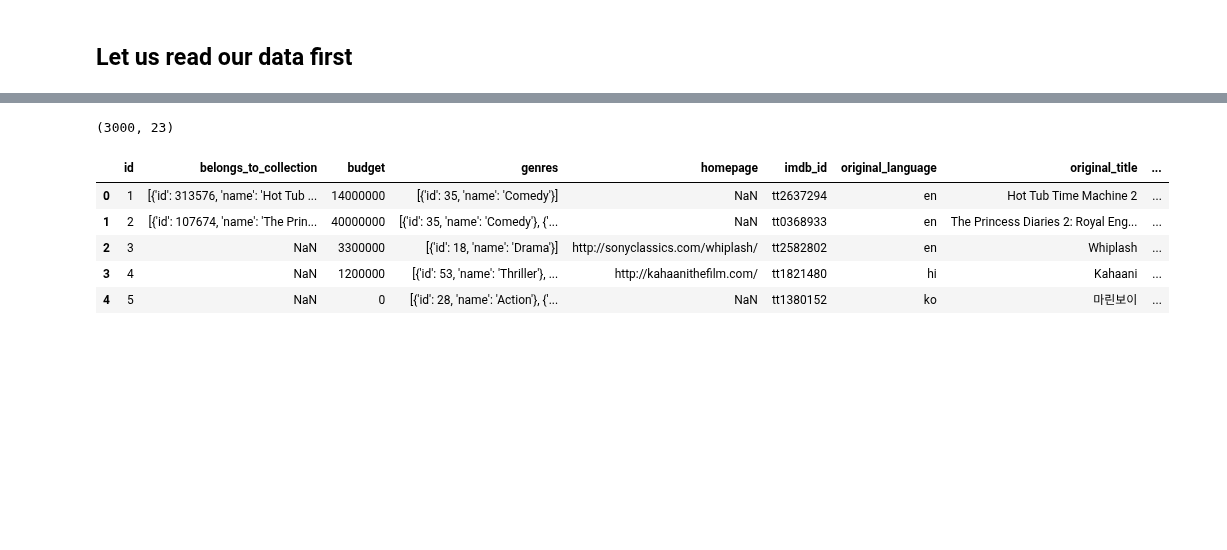
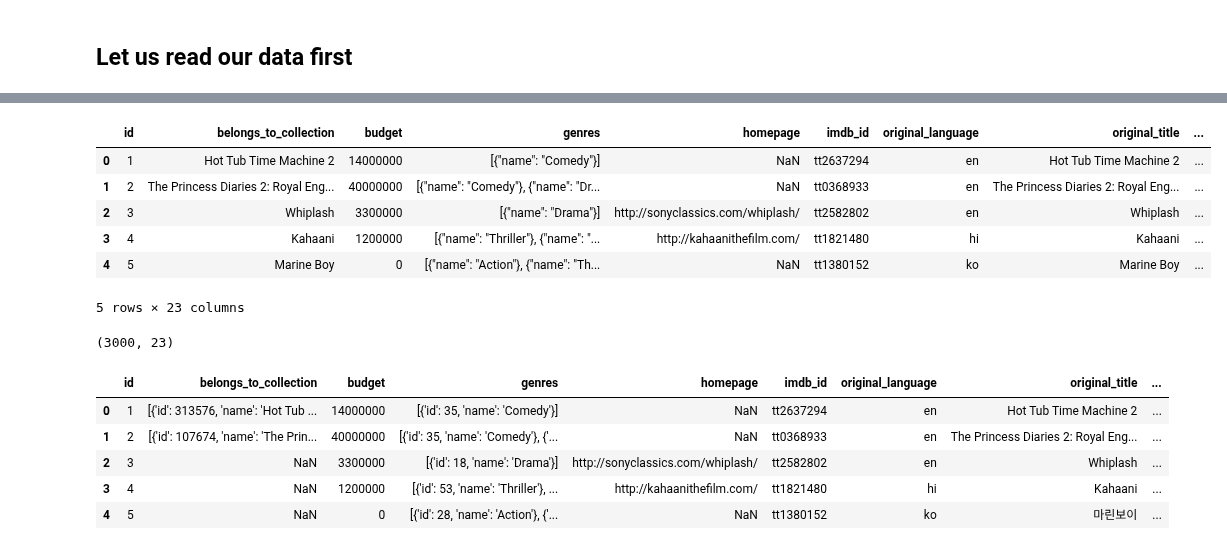
Before and after one commit to laxmanclinilaunch-hub/AI-ML-8-9-, a Jupyter notebook: 2.EDA/Pandas_Operations.ipynb, the cells around one changed output, grey strips where cells are left out. Saved outputs shown, nothing was run; the diff lists cells and outputs as text; code cells hidden in the pictures; blank space fills up the shorter version.

Commit message:
pandas

```diff
--- a/2.EDA/Pandas_Operations.ipynb
+++ b/2.EDA/Pandas_Operations.ipynb
@@ -22,3 +19,15 @@ df=pd.read_csv(file_path)
+# %%
+df=pd.read_csv(r"C:\Users\LakshmanAIMLHYD\Desktop\AI&ML(8-9)\2.EDA\imdb_pandas_practice_dataset.csv")
+
+df.head()
+# %% [output]
+|  | id | belongs_to_collection | budget | genres | homepage | imdb_id | original_language | original_title | ... |
+| 0 | 1 | Hot Tub Time Machine 2 | 14000000 | [{"name": "Comedy"}] | NaN | tt2637294 | en | Hot Tub Time Machine 2 | ... |
+| 1 | 2 | The Princess Diaries 2: Royal Eng... | 40000000 | [{"name": "Comedy"}, {"name": "Dr... | NaN | tt0368933 | en | The Princess Diaries 2: Royal Eng... | ... |
+| 2 | 3 | Whiplash | 3300000 | [{"name": "Drama"}] | http://sonyclassics.com/whiplash/ | tt2582802 | en | Whiplash | ... |
+| 3 | 4 | Kahaani | 1200000 | [{"name": "Thriller"}, {"name": "... | http://kahaanithefilm.com/ | tt1821480 | hi | Kahaani | ... |
+| 4 | 5 | Marine Boy | 0 | [{"name": "Action"}, {"name": "Th... | NaN | tt1380152 | ko | Marine Boy | ... |
+5 rows × 23 columns
 # %%
 df.shape
 # %% [output]
```
Also changed, not shown: parts of 5 cells of this notebook, 1 other file.
